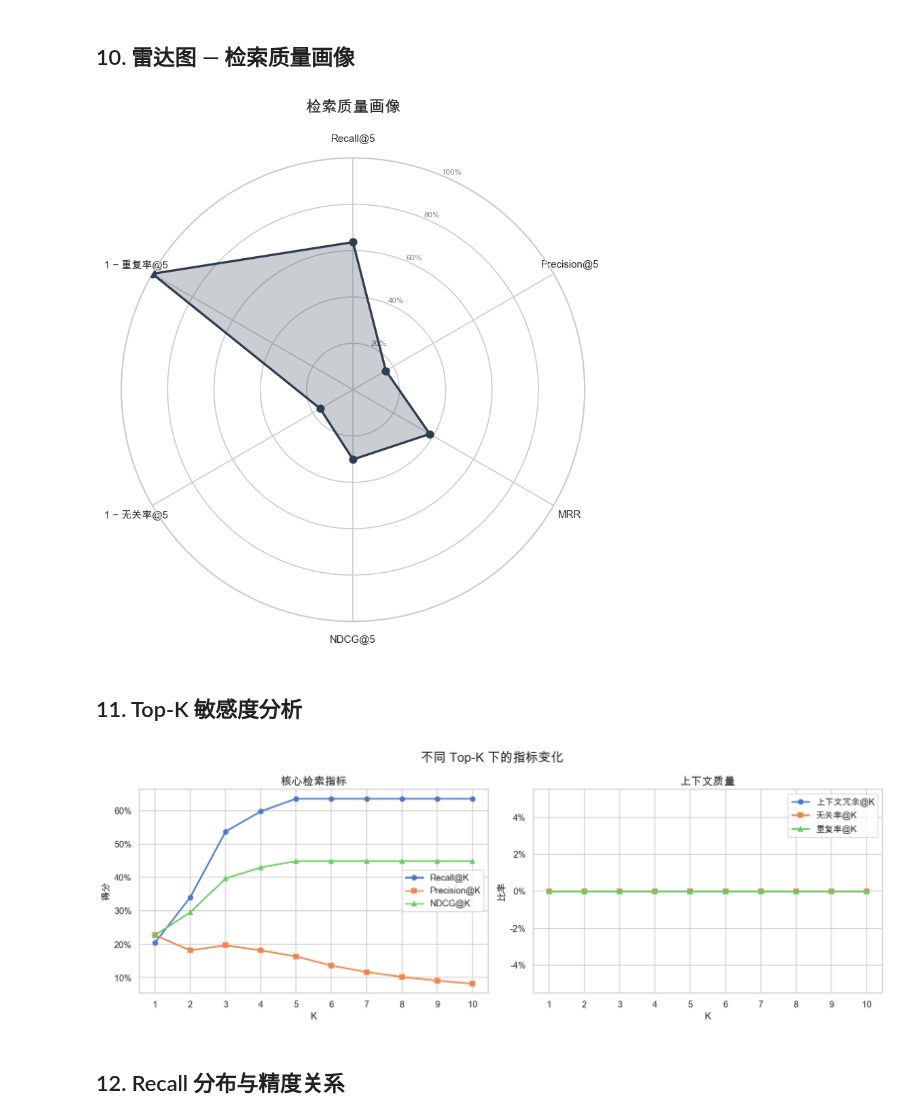
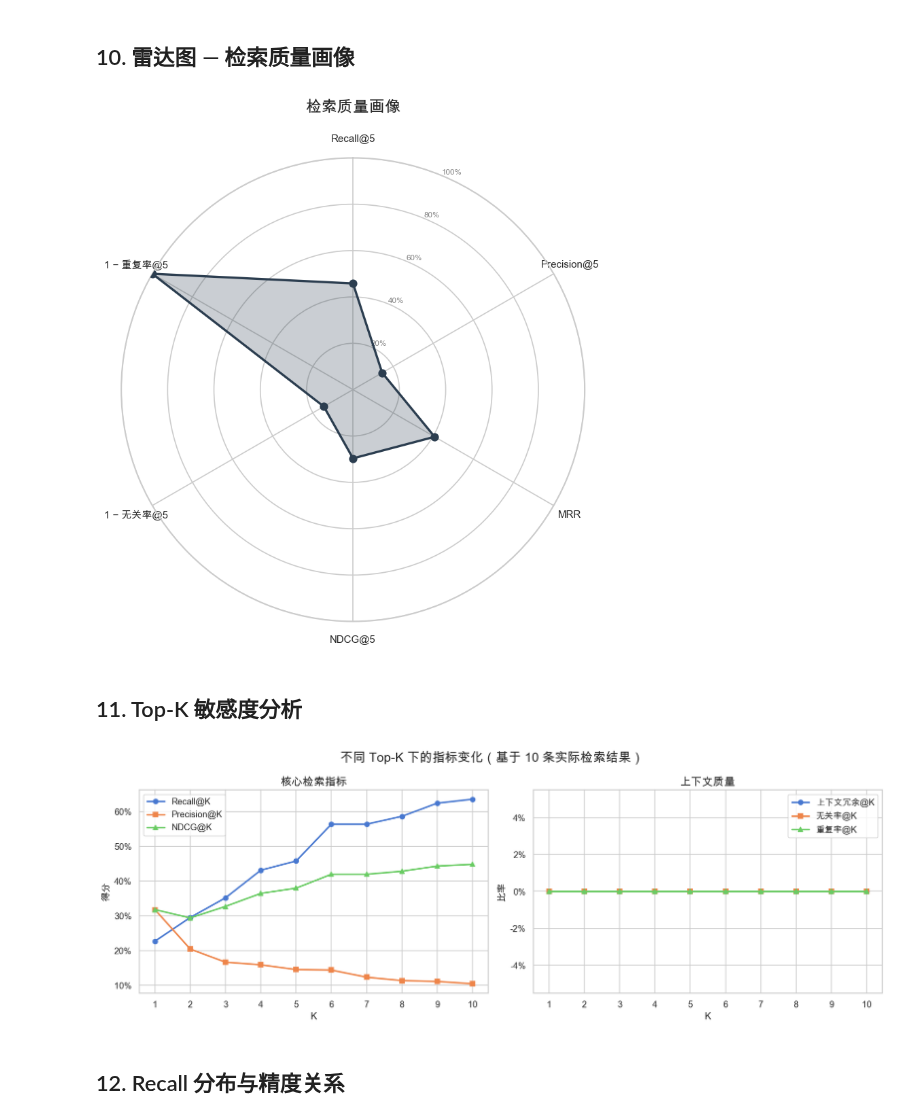
Before and after one commit to KyrieOakes/local-rag-system, a Jupyter notebook: evaluation/retrieval_eval_pipeline.ipynb, the cells around one changed output. Drawn from its saved outputs; the diff is of its cells as text; code cells hidden in the pictures.

```diff
--- a/evaluation/retrieval_eval_pipeline.ipynb
+++ b/evaluation/retrieval_eval_pipeline.ipynb
@@ -119,7 +119,7 @@ DATASET_PATH = "evaluation/datasets/golden_retrieval.example.jsonl"
 OUTPUT_DIR = Path("evaluation/results")
 TOP_K = 5
 EXPERIMENT_NAME = "notebook-run"
-USE_QUERY_PROCESSOR = False
+USE_QUERY_PROCESSOR = True
 LIVE_MODE = True
 
 dataset_file = Path(DATASET_PATH)
@@ -229,7 +229,11 @@ def run_demo_retrieval(record: dict[str, Any], top_k: int) -> list[RetrievedItem
     return items[:top_k]
 
 
-print(f"正在以 {'真实' if LIVE_MODE else '模拟'} 模式运行评估...\n")
+# ── 检索时多拿一些（供 §11 Top-K 敏感度分析），评估仍按 TOP_K ──
+RETRIEVAL_K = max(TOP_K, 10)
+
+print(f"正在以 {'真实' if LIVE_MODE else '模拟'} 模式运行评估...")
+print(f"  检索 K = {RETRIEVAL_K}（取更多结果供 §11 敏感度分析），评估 K = {TOP_K}\n")
 
 per_question_results = []
 for rec in dataset:
@@ -237,10 +241,11 @@ for rec in dataset:
     relevant_sources = [relevant_source_from_dict(s) for s in rec.get("relevant_sources", [])]
 
     if LIVE_MODE:
-        retrieved_items = run_live_retrieval(question, TOP_K)
+        retrieved_items = run_live_retrieval(question, RETRIEVAL_K)
     else:
-        retrieved_items = run_demo_retrieval(rec, TOP_K)
+        retrieved_items = run_demo_retrieval(rec, RETRIEVAL_K)
 
+    # 评估始终用 TOP_K，不影响主指标
     eval_result = evaluate_retrieval_case(retrieved_items, relevant_sources, TOP_K)
 
     per_question_results.append({
@@ -580,7 +585,7 @@ plot_radar(ax, radar_labels, radar_values, "检索质量画像", "#2c3e50")
 plt.tight_layout()
 plt.show()
 # %% [output]
-[figure, old version]
+[figure, new version]
 # %% [markdown]
 ## 11. Top-K 敏感度分析
 # %%
@@ -607,7 +612,10 @@ def compute_metrics_at_k(k: int) -> dict[str, float]:
     return {name: mean(vlist) for name, vlist in vals.items()}
 
 
-k_values = list(range(1, 11))
+# ── 从实际检索结果推断可分析的 K 范围 ──
+max_retrieved = len(per_question_results[0]["evaluation"]["retrieved_ids"])
+k_values = list(range(1, max_retrieved + 1))
+
 sensitivity: dict[str, list[float]] = {
     k: [] for k in ["recall", "precision", "ndcg", "redundancy", "irrelevant", "duplicate"]
 }
@@ -618,35 +626,35 @@ for k in k_values:
         sensitivity[key].append(m.get(f"{key}@{k}" if key == "redundancy" else (
             f"context_{key}@{k}" if key in ("irrelevant", "duplicate") else f"{key}@{k}"), 0))
 
 fig, axes = plt.subplots(1, 2, figsize=(14, 5))
-fig.suptitle("不同 Top-K 下的指标变化", fontsize=16, fontweight="bold")
+fig.suptitle(f"不同 Top-K 下的指标变化（基于 {max_retrieved} 条实际检索结果）", fontsize=16, fontweight="bold")
 
 ax = axes[0]
 ax.plot(k_values, sensitivity["recall"], "o-", label="Recall@K", linewidth=2, markersize=6)
 ax.plot(k_values, sensitivity["precision"], "s-", label="Precision@K", linewidth=2, markersize=6)
 ax.plot(k_values, sensitivity["ndcg"], "^-", label="NDCG@K", linewidth=2, markersize=6)
 ax.set_xlabel("K")
 ax.set_ylabel("得分")
 ax.set_title("核心检索指标", fontweight="bold")
 ax.legend()
 ax.set_xticks(k_values)
 ax.yaxis.set_major_formatter(mticker.PercentFormatter(xmax=1, decimals=0))
 
 ax = axes[1]
 ax.plot(k_values, sensitivity["redundancy"], "o-", label="上下文冗余@K", linewidth=2, markersize=6)
 ax.plot(k_values, sensitivity["irrelevant"], "s-", label="无关率@K", linewidth=2, markersize=6)
 ax.plot(k_values, sensitivity["duplicate"], "^-", label="重复率@K", linewidth=2, markersize=6)
 ax.set_xlabel("K")
 ax.set_ylabel("比率")
 ax.set_title("上下文质量", fontweight="bold")
 ax.legend()
 ax.set_xticks(k_values)
 ax.yaxis.set_major_formatter(mticker.PercentFormatter(xmax=1, decimals=0))
 
 plt.tight_layout()
 plt.show()
 # %% [output]
-[figure, old version]
+[figure, new version]
 # %% [markdown]
 ## 12. Recall 分布与精度关系
 # %%
```
Also changed, not shown: parts of 18 cells of this notebook, 2 other files.
